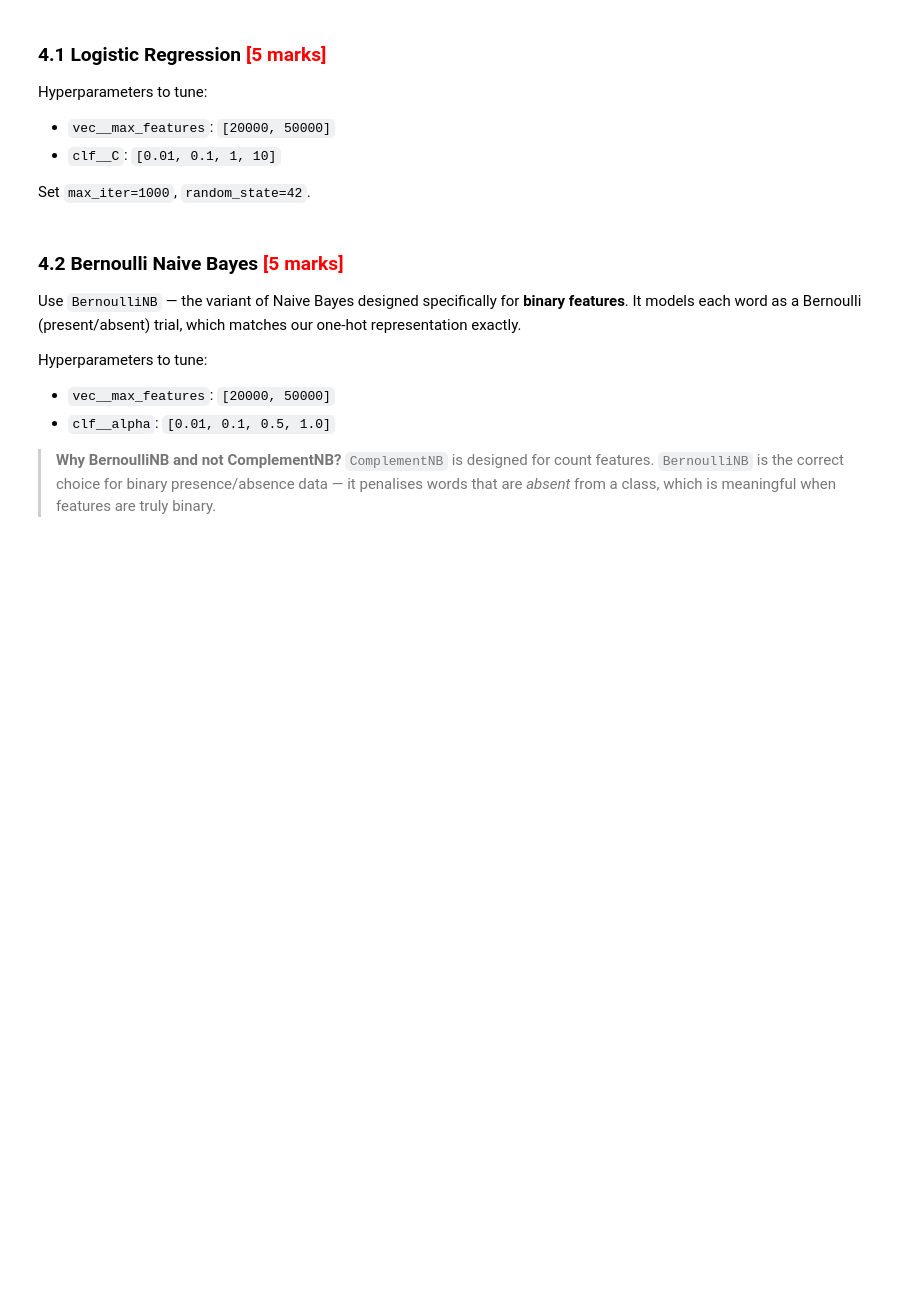
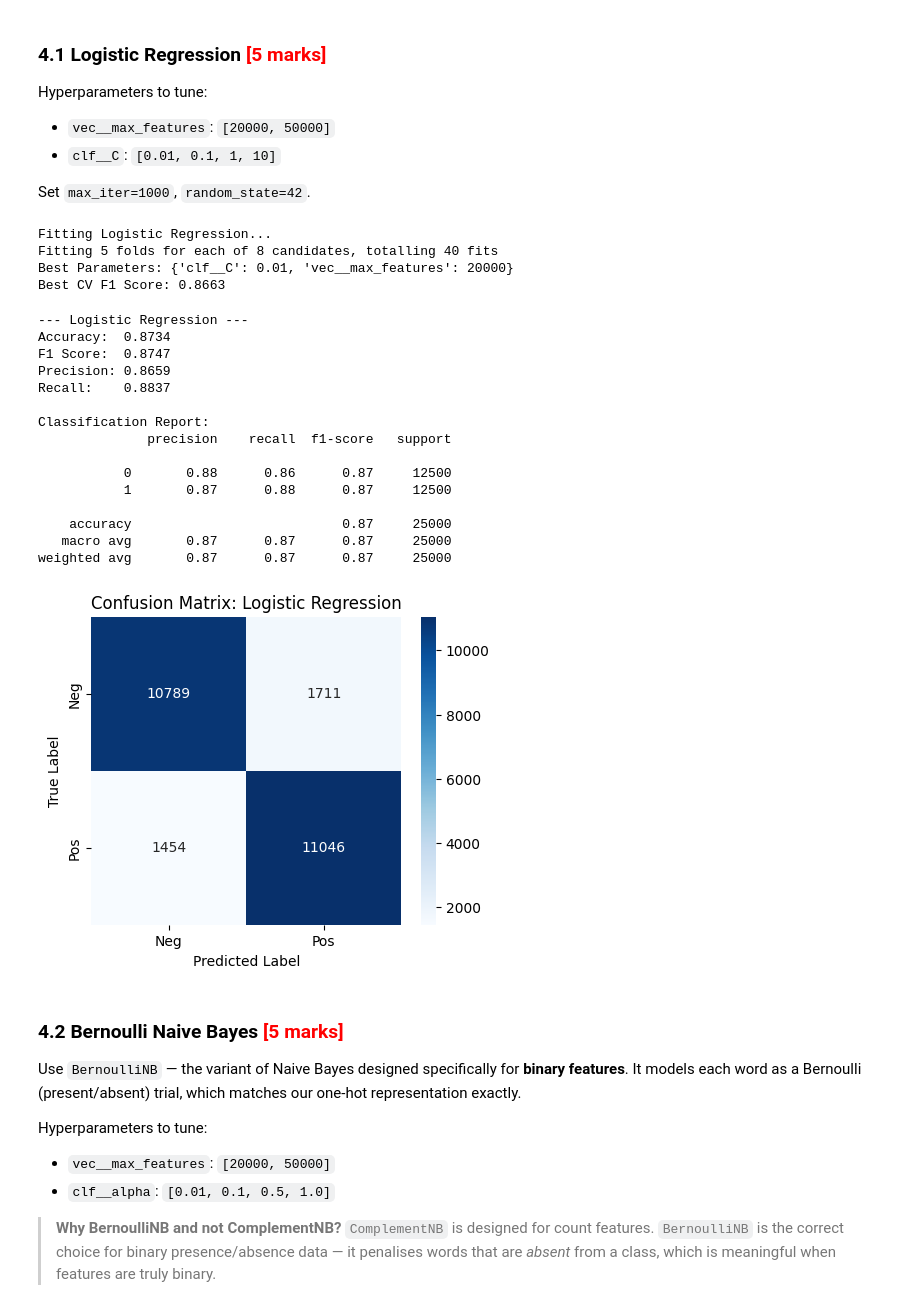
Before and after one commit to mkamdar/applied_ai_agentic_ai, a Jupyter notebook: Classification-Assignment-IMDB/IMDB_Sentiment_Exercise.ipynb, the cells around one changed output. Saved outputs shown, nothing was run; the diff lists cells and outputs as text; code cells hidden in the pictures; blank space fills up the shorter version.

```diff
--- a/Classification-Assignment-IMDB/IMDB_Sentiment_Exercise.ipynb
+++ b/Classification-Assignment-IMDB/IMDB_Sentiment_Exercise.ipynb
@@ -442,10 +502,53 @@ Hyperparameters to tune:
 
 Set `max_iter=1000`, `random_state=42`.
 # %%
-### CODE HERE ###
+# Define the pipeline
+pipe_lr = Pipeline([
+    ('vec', CountVectorizer(binary=True, min_df=5, stop_words='english')),
+    ('clf', LogisticRegression(max_iter=1000, random_state=42))
+])
+
+# Define the parameter grid
+param_grid_lr = {
+    'vec__max_features': [20000, 50000],
+    'clf__C': [0.01, 0.1, 1, 10]
+}
+
+# Initialize GridSearchCV
+grid_lr = GridSearchCV(pipe_lr, param_grid_lr, scoring='f1', cv=5, n_jobs=-1, verbose=1)
+
+# Fit on training data (raw cleaned text)
+print("Fitting Logistic Regression...")
+grid_lr.fit(train_texts_clean, y_train)
+
+print(f"Best Parameters: {grid_lr.best_params_}")
+print(f"Best CV F1 Score: {grid_lr.best_score_:.4f}")
+# %% [output]
+Fitting Logistic Regression...
+Fitting 5 folds for each of 8 candidates, totalling 40 fits
+Best Parameters: {'clf__C': 0.01, 'vec__max_features': 20000}
+Best CV F1 Score: 0.8663
 # %%
 # Predict on test set and evaluate
-### CODE HERE ###
+y_pred_lr = grid_lr.predict(test_texts_clean)
+results_lr = evaluate_model("Logistic Regression", y_test, y_pred_lr)
+# %% [output]
+--- Logistic Regression ---
+Accuracy:  0.8734
+F1 Score:  0.8747
+Precision: 0.8659
+Recall:    0.8837
+
+Classification Report:
+              precision    recall  f1-score   support
+
+           0       0.88      0.86      0.87     12500
+           1       0.87      0.88      0.87     12500
+
+    accuracy                           0.87     25000
+   macro avg       0.87      0.87      0.87     25000
+weighted avg       0.87      0.87      0.87     25000
+[figure, added]
 # %% [markdown]
 ### 4.2 Bernoulli Naive Bayes  <font color="red">[5 marks]</font>
 
```
Also changed, not shown: parts of 11 cells of this notebook.
